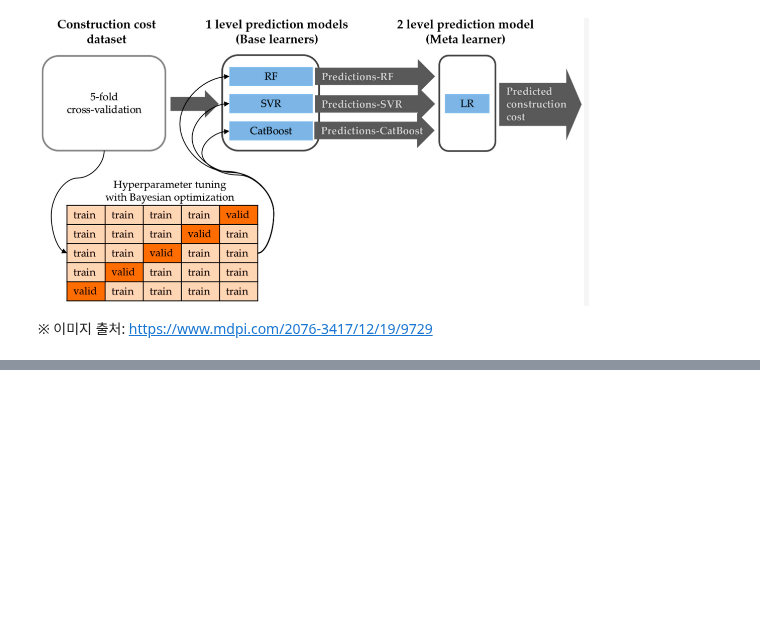
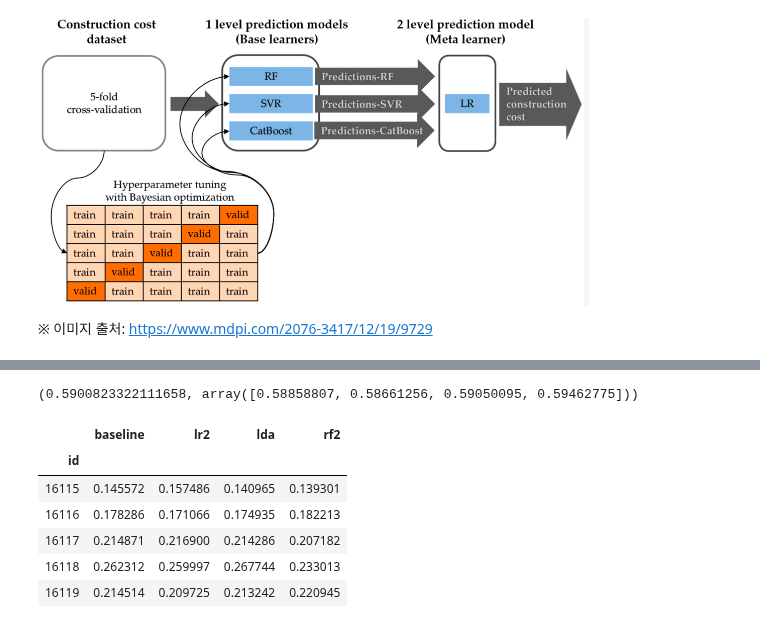
Before and after one commit to ok3/DS_lv3_2505_1, a Jupyter notebook: sec_ds_lv3_prob1_kaggle.ipynb, the cells around one changed output, grey strips where cells are left out. Cells and saved outputs as stored; diff of their text form; code cells hidden in the pictures; blank space fills up the shorter version.

```diff
--- a/sec_ds_lv3_prob1_kaggle.ipynb
+++ b/sec_ds_lv3_prob1_kaggle.ipynb
@@ -524,10 +623,28 @@ model_list = [
 from sklearn.linear_model import LogisticRegression
 from sklearn.model_selection import cross_val_score
 
-# 메타 모델은 Logistic Regression을 사용해 봅니다.
+scores = cross_val_score(
+    LogisticRegression(solver ='lbfgs'), df_cv, df_train['failure'], groups = df_train['product_code'], scoring = 'roc_auc', cv = gkf
+)
+np.mean(scores), scores
+# %% [output]
+(0.5900823322111658, array([0.58858807, 0.58661256, 0.59050095, 0.59462775]))
 # %%
 # 2단계 메타 모델을 학습 시키고, 예측해 봅니다.
 # 메타 모델 평가 데이터를 만듭니다. 1. 전체데이터로 기반 모델 학습 2. 평가 데이터에 대한 기반 모델 예측 결과 만들기
-# df_stk_test = TODO-with
+df_stk_test =  pd.concat([
+    pd.Series(
+        clf.fit(df_train[X_all], df_train['failure']).predict_proba(df_test[X_all])[:, 1], index =df_test.index, name = name
+    ) for name, clf in model_list
+], axis = 1)
+df_stk_test.head()
+# %% [output]
+|  | baseline | lr2 | lda | rf2 |
+| id |  |  |  |  |
+| 16115 | 0.145572 | 0.157486 | 0.140965 | 0.139301 |
+| 16116 | 0.178286 | 0.171066 | 0.174935 | 0.182213 |
+| 16117 | 0.214871 | 0.216900 | 0.214286 | 0.207182 |
+| 16118 | 0.262312 | 0.259997 | 0.267744 | 0.233013 |
+| 16119 | 0.214514 | 0.209725 | 0.213242 | 0.220945 |
 # %%
 # 메타 모델을 df_cv로 학습 시키고, 테스트 메타 모델 데이터로 예측을 합니다.
```
Also changed, not shown: parts of 22 cells of this notebook.
